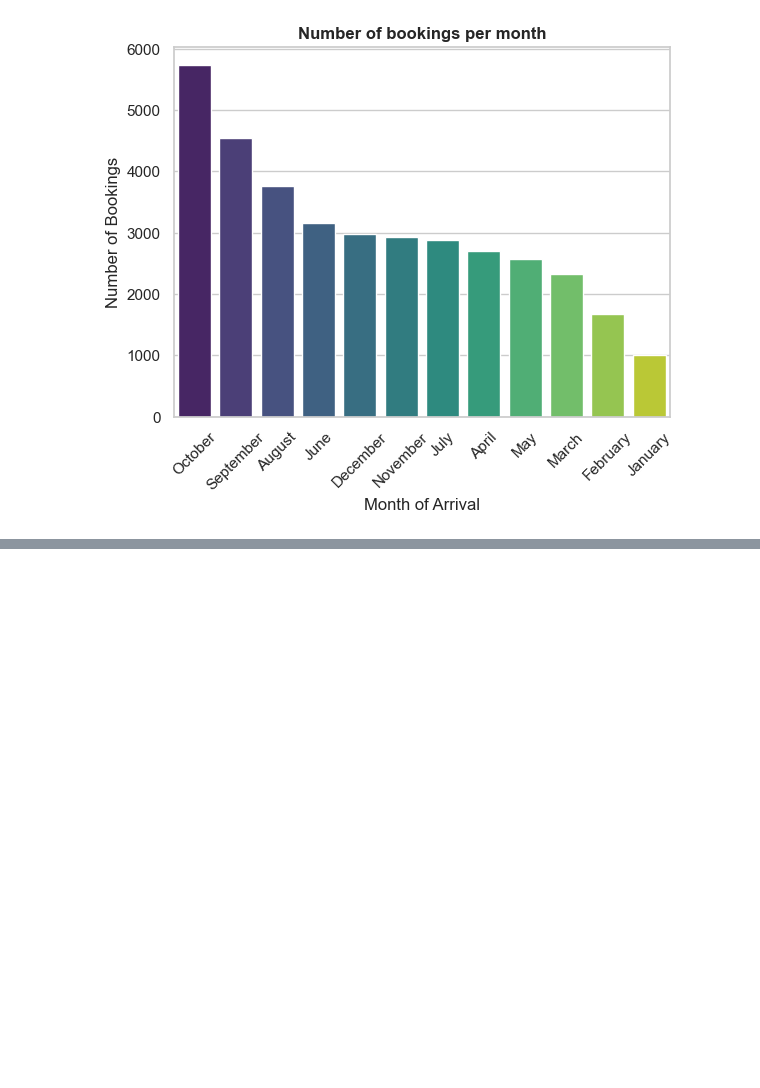
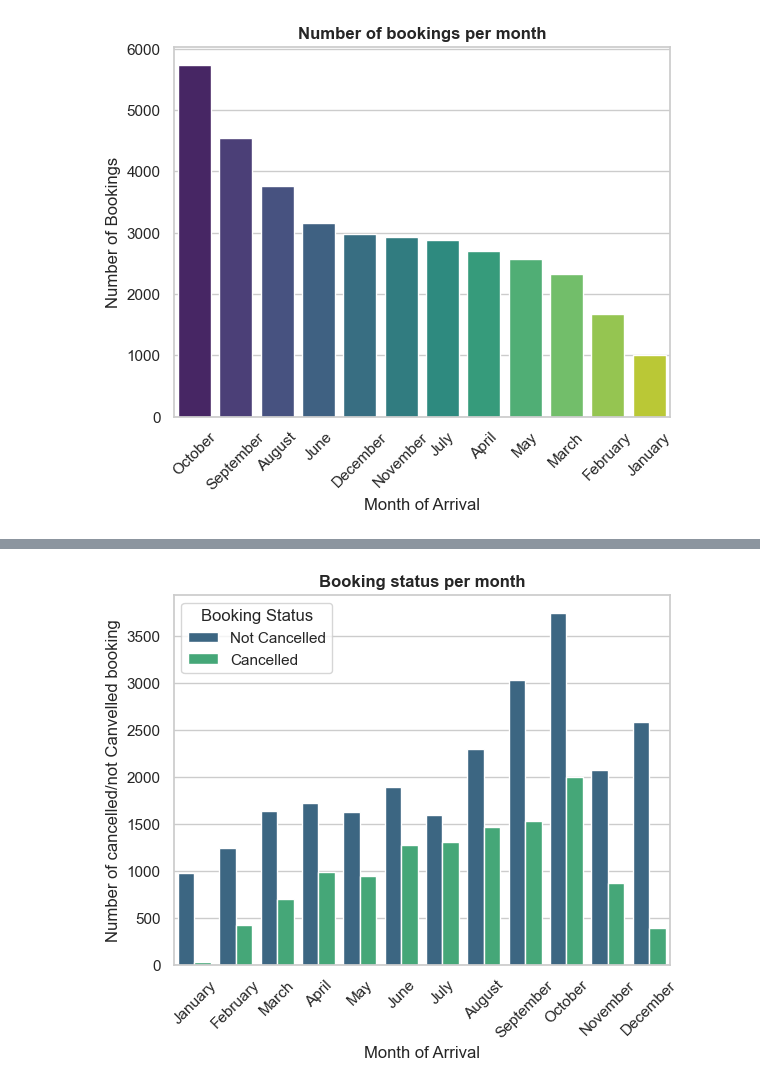
Before and after one commit to SirTee12/Hotel-Booking-Cancellation-Prediction, a Jupyter notebook: Hotel-Booking-Cancellation-Prediction.ipynb, the cells around one changed output, grey strips where cells are left out. Cells and saved outputs as stored; diff of their text form; code cells hidden in the pictures; blank space fills up the shorter version.

Commit message:
plot countplot showing number of cancelation/non-cancellation for each month

```diff
--- a/Hotel-Booking-Cancellation-Prediction.ipynb
+++ b/Hotel-Booking-Cancellation-Prediction.ipynb
@@ -527,0 +527,19 @@ plt.show()
+# %%
+# plot a count plot showing booking status numbe for each month
+# set order of months
+ordered_months = ["January", "February", "March", "April", "May", "June", "July", "August", "September", "October", "November", "December"]
+hotel_bookings['arrival_month'] = pd.Categorical(hotel_bookings['arrival_month'], categories=ordered_months, ordered=True)
+# plot countplot
+sns.countplot(x = 'arrival_month', data = hotel_bookings,
+             palette = 'viridis', hue = 'booking_status')
+plt.title('Booking status per month', weight = 'bold')
+plt.xlabel('Month of Arrival')
+plt.ylabel('Number of cancelled/not Canvelled booking')
+plt.xticks(rotation = 45)
+plt.legend(title = 'Booking Status', labels = ['Not Cancelled', 'Cancelled'])
+
+# manually rename xtick labels
+#plt.xticks(range(0,12), ordered_months, rotation = 45)
+plt.show()
+# %% [output]
+[figure, added]
```
Also changed, not shown: parts of 2 cells of this notebook.
